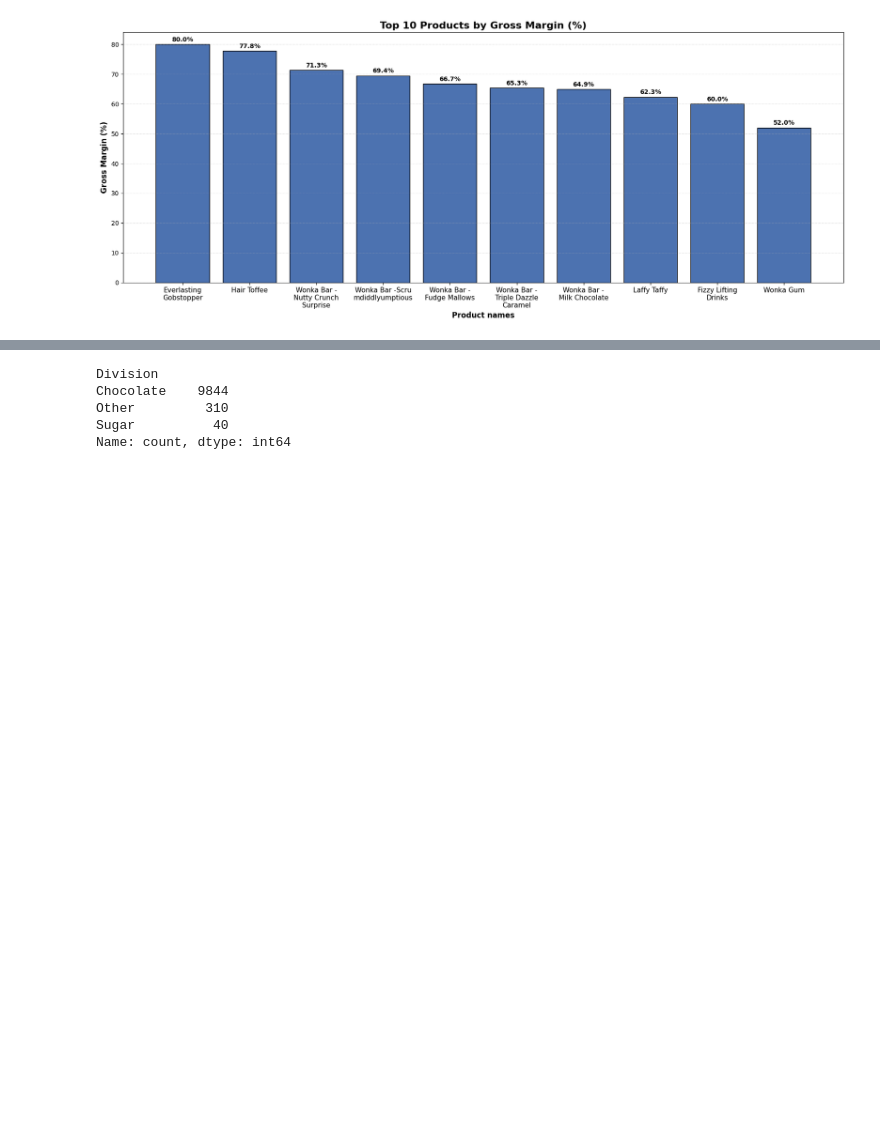
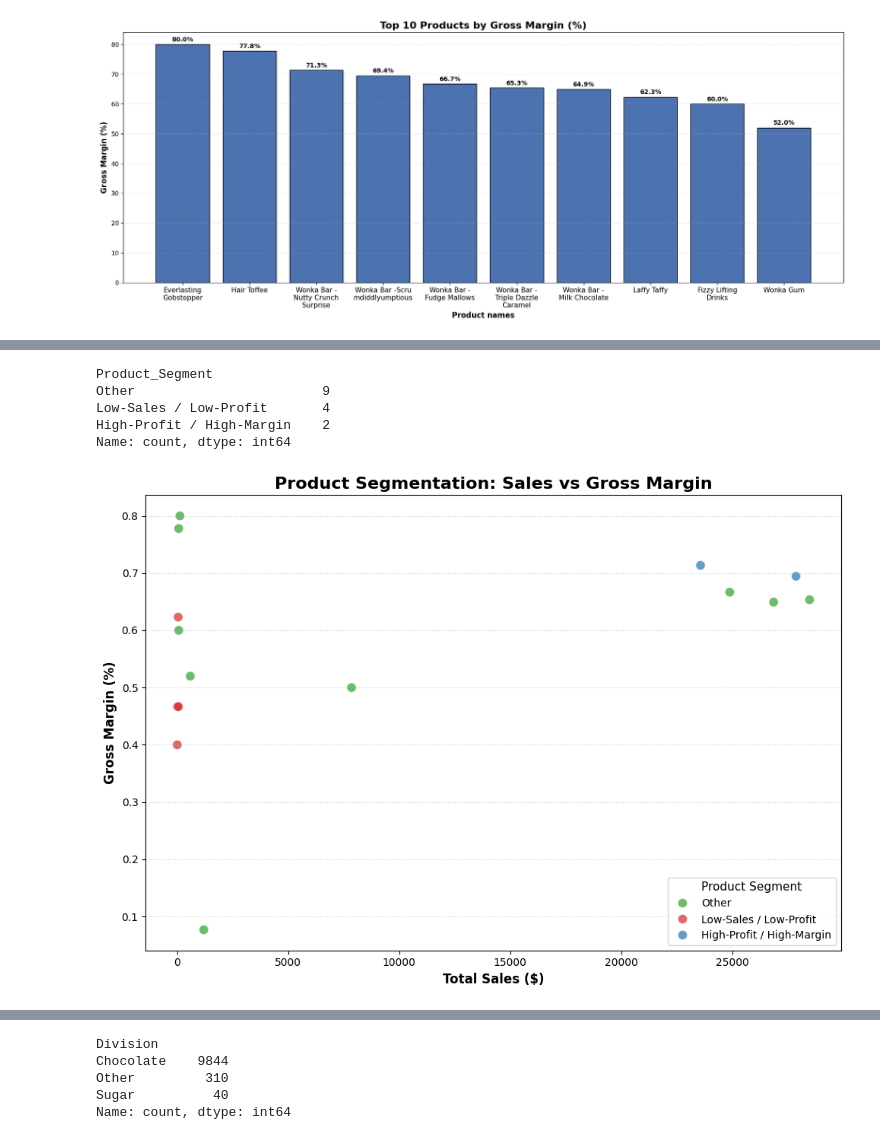
Before and after one commit to amrit1426/Unified_mentor_project, a Jupyter notebook: 20260125_Nassau_Candy_Distributor.ipynb, the cells around one changed output, grey strips where cells are left out. Drawn from its saved outputs; the diff is of its cells as text; code cells hidden in the pictures; blank space fills up the shorter version.

```diff
--- a/20260125_Nassau_Candy_Distributor.ipynb
+++ b/20260125_Nassau_Candy_Distributor.ipynb
@@ -602,0 +698,13 @@ plt.show()
+# %%
+# Define a percentile-based bucketing function to classify products into Low, Mid, High tiers
+def assign_percentile_level(series):
+    return pd.qcut(
+        series,
+        q=[0, 0.25, 0.75, 1.0],
+        labels=['Low', 'Mid', 'High']
+    )
+
+# Apply percentile-based segmentation to sales, profit, and margin metrics
+product_metrics['Sales_Level'] = assign_percentile_level(product_metrics['Sales'])
+product_metrics['Profit_Level'] = assign_percentile_level(product_metrics['Gross Profit'])
+product_metrics['Margin_Level'] = assign_percentile_level(product_metrics['Gross Margin'])
@@ -602,0 +726,49 @@ plt.show()
+# %%
+# Apply the product segmentation logic across all products
+product_metrics['Product_Segment'] = product_metrics.apply(
+    classify_product,
+    axis=1
+)
+# %%
+# Summarize the number of products in each business segment
+product_metrics['Product_Segment'].value_counts()
+# %% [output]
+Product_Segment
+Other                        9
+Low-Sales / Low-Profit       4
+High-Profit / High-Margin    2
+Name: count, dtype: int64
+# %%
+# Initialize the figure size for the product segmentation scatter plot
+plt.figure(figsize=(10,7))
+
+# Create a scatter plot of Sales vs Gross Margin colored by product segment
+sns.scatterplot(
+    data=product_metrics,
+    x='Sales',
+    y='Gross Margin',
+    hue='Product_Segment',
+    palette={
+        'High-Profit / High-Margin':'#1f77b4',
+        'High-Sales / Low-Margin':'#ff7f0e',
+        'Low-Sales / Low-Profit':'#d62728',
+        'Other':'#2ca02c'
+    },
+    s=80,
+    alpha=0.7
+)
+
+# Add chart title and axis labels for clarity and business context
+plt.title('Product Segmentation: Sales vs Gross Margin', fontsize=16, fontweight='bold')
+plt.xlabel('Total Sales ($)', fontsize=12, fontweight='bold')
+plt.ylabel('Gross Margin (%)', fontsize=12, fontweight='bold')
+
+# Improve readability with gridlines and a labeled legend
+plt.grid(axis='y', linestyle=':', alpha=0.6)
+plt.legend(title='Product Segment', fontsize=10, title_fontsize=11)
+
+# Adjust layout and render the visualization
+plt.tight_layout()
+plt.show()
+# %% [output]
+[figure, added]
```
Also changed, not shown: parts of 75 cells of this notebook.
